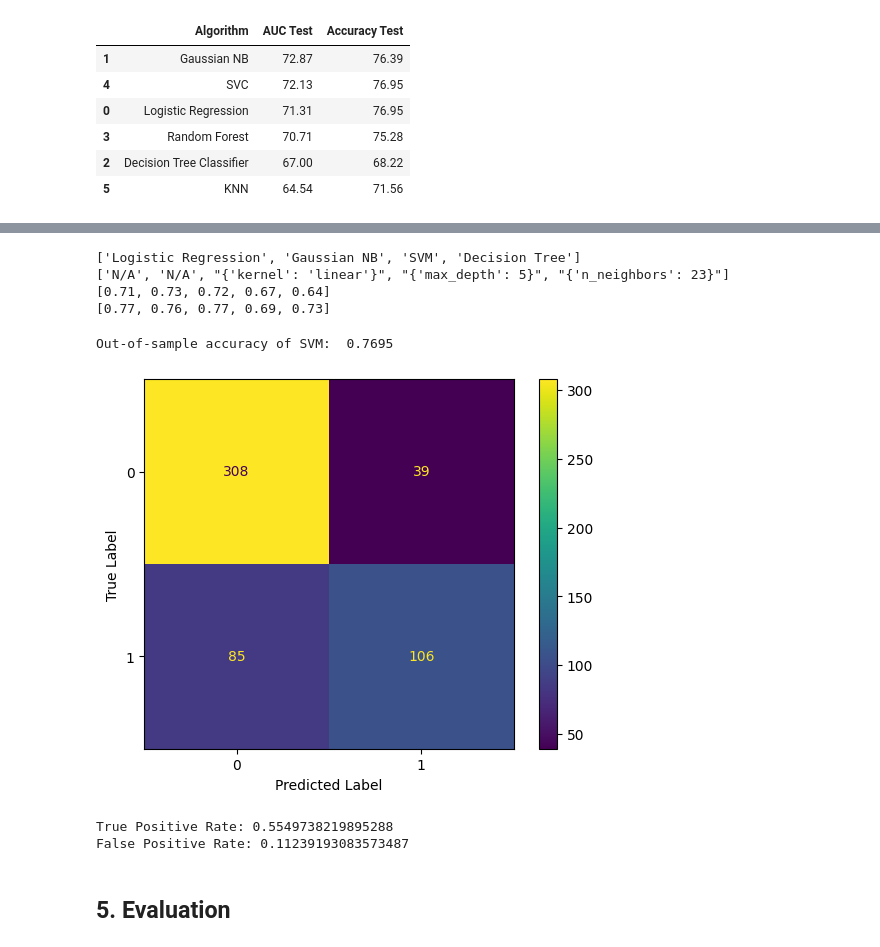
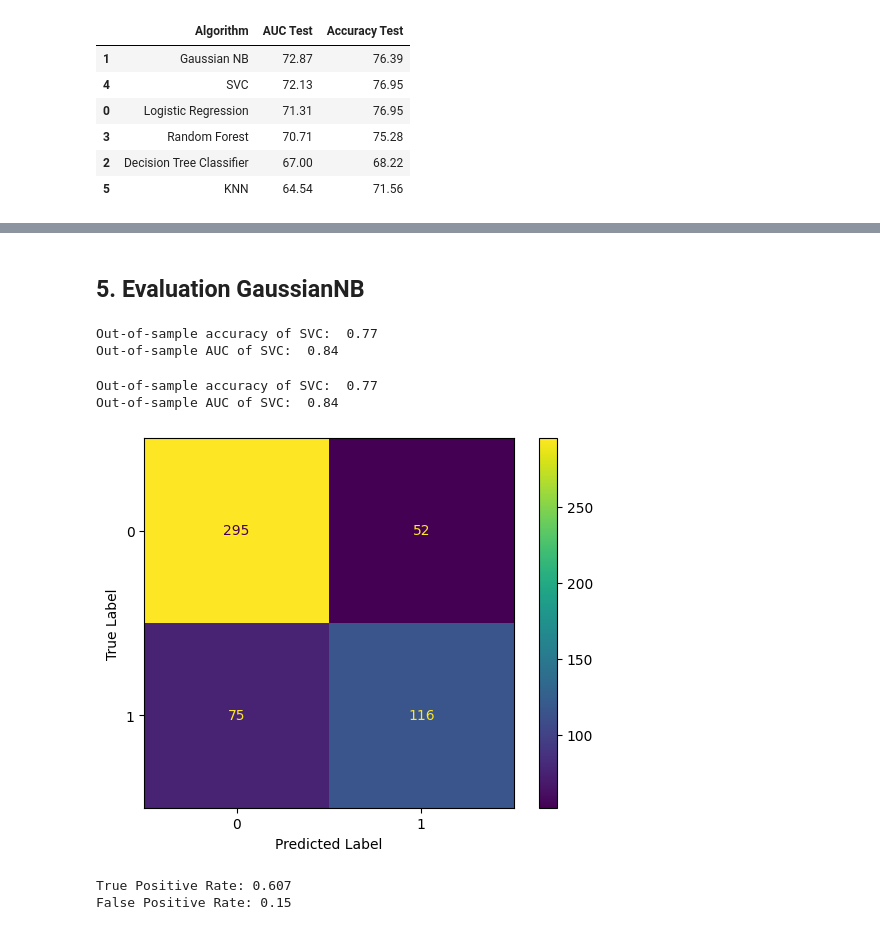
Before and after one commit to Taweilo/diabetes-prediction, a Jupyter notebook: Code_Diabetes_Prediction.ipynb, the cells around one changed output, grey strips where cells are left out. Saved outputs shown, nothing was run; the diff lists cells and outputs as text; code cells hidden in the pictures.

```diff
--- a/Code_Diabetes_Prediction.ipynb
+++ b/Code_Diabetes_Prediction.ipynb
@@ -309,53 +318,72 @@ display(df_summary.sort_values(by=['AUC test'], ascending=False))
-# %%
-print(models )
-print(hyperparameters )
-print(AUC )
-print(ACC)
-# %% [output]
-['Logistic Regression', 'Gaussian NB', 'SVM', 'Decision Tree']
-['N/A', 'N/A', "{'kernel': 'linear'}", "{'max_depth': 5}", "{'n_neighbors': 23}"]
-[0.71, 0.73, 0.72, 0.67, 0.64]
-[0.77, 0.76, 0.77, 0.69, 0.73]
+# %% [markdown]
+## 5. Evaluation GaussianNB
 # %%
-svc_model = SVC(kernel='linear', probability=True)
-svc_model.fit(X_train, y_train)
+# define the model
+model = SVC(probability=True, kernel='linear').fit(X_train, y_train)
 
 # evaluate in the test data
-y_pred=svc_model.predict(X_test)
-svc_accuracy= round(accuracy_score(y_test, y_pred), 4)
+y_proba_SVC = model.predict_proba(X_test)[:, 1]
+y_pred=model.predict(X_test)
+SVC_accuracy= round(accuracy_score(y_test, y_pred), 2)
+SVC_auc=round(roc_auc_score(y_test, y_proba_SVC), 2)
 
-print("Out-of-sample accuracy of SVM: ",svc_accuracy) # proportion of correctly classified
+print("Out-of-sample accuracy of SVC: ",SVC_accuracy)
+print("Out-of-sample AUC of SVC: ",SVC_auc)
 # %% [output]
-Out-of-sample accuracy of SVM:  0.7695
+Out-of-sample accuracy of SVC:  0.77
+Out-of-sample AUC of SVC:  0.84
+# %%
+from sklearn.svm import SVC
+from sklearn.model_selection import GridSearchCV
+from sklearn.metrics import accuracy_score, roc_auc_score
+
+svc_params = {
+    'kernel': ['linear', 'rbf', 'poly', 'sigmoid']
+}
+svc_grid = GridSearchCV(SVC(probability=True), param_grid=svc_params, scoring='roc_auc')
+svc_grid.fit(X_train, y_train)
+
+best_params = svc_grid.best_params_
+model = SVC(probability=True, **best_params).fit(X_train, y_train)
+
+y_pred = model.predict(X_test)
+y_proba_svc = model.predict_proba(X_test)[:, 1]
+
+SVC_accuracy = round(accuracy_score(y_test, y_pred), 2)
+SVC_auc = round(roc_auc_score(y_test, y_proba_svc), 2)
+
+print("Out-of-sample accuracy of SVC: ", SVC_accuracy)
+print("Out-of-sample AUC of SVC: ", SVC_auc)
+# %% [output]
+Out-of-sample accuracy of SVC:  0.77
+Out-of-sample AUC of SVC:  0.84
 # %%
 from sklearn.metrics import ConfusionMatrixDisplay
-svc_cm = confusion_matrix(y_test, y_pred, labels=svc_model.classes_)
+GaussianNB_cm = confusion_matrix(y_test, y_pred, labels=model.classes_)
 # Create a ConfusionMatrixDisplay object and plot the confusion matrix
-disp = ConfusionMatrixDisplay(confusion_matrix=svc_cm, display_labels=svc_model.classes_)
+disp = ConfusionMatrixDisplay(GaussianNB_cm, display_labels=model.classes_)
 disp.plot()
 # Add axis labels and title
 plt.xlabel('Predicted Label')
 plt.ylabel('True Label')
 
 # Show the plot
 plt.show()
 # %% [output]
-[figure, old version]
+[figure, new version]
 # %%
 # Confusion matrix values
-TP = svc_cm[1, 1]
-FP = svc_cm[0, 1]
-TN = svc_cm[0, 0]
-FN = svc_cm[1, 0]
+TP = GaussianNB_cm[1, 1]
+FP = GaussianNB_cm[0, 1]
+TN = GaussianNB_cm[0, 0]
+FN = GaussianNB_cm[1, 0]
 
 # Calculate true positive rate (TPR) and false positive rate (FPR)
 TPR = TP / (TP + FN)
 FPR = FP / (FP + TN)
 
-print("True Positive Rate:", TPR)
-print("False Positive Rate:", FPR)
+print("True Positive Rate:", round(TPR,3))
+print("False Positive Rate:",round(FPR,3))
 # %% [output]
-True Positive Rate: 0.5549738219895288
-False Positive Rate: 0.11239193083573487
+True Positive Rate: 0.607
+False Positive Rate: 0.15
-# %% [markdown]
-## 5. Evaluation
```
Also changed, not shown: parts of 2 cells of this notebook.
